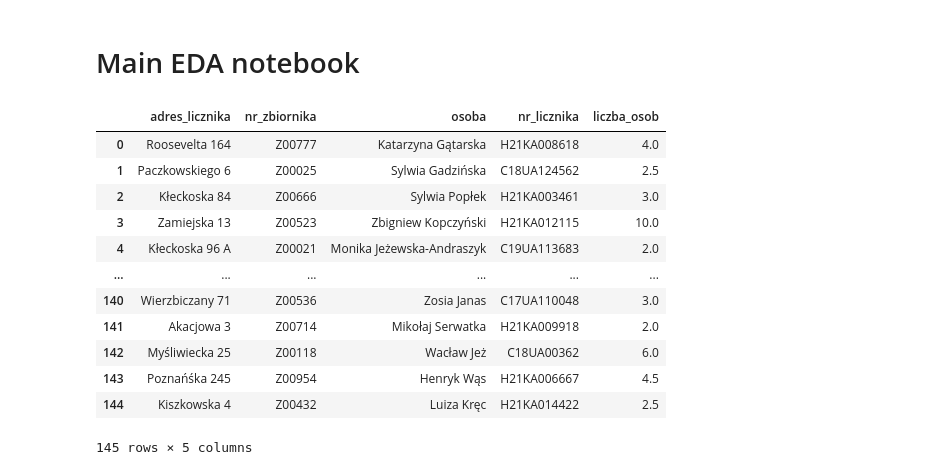
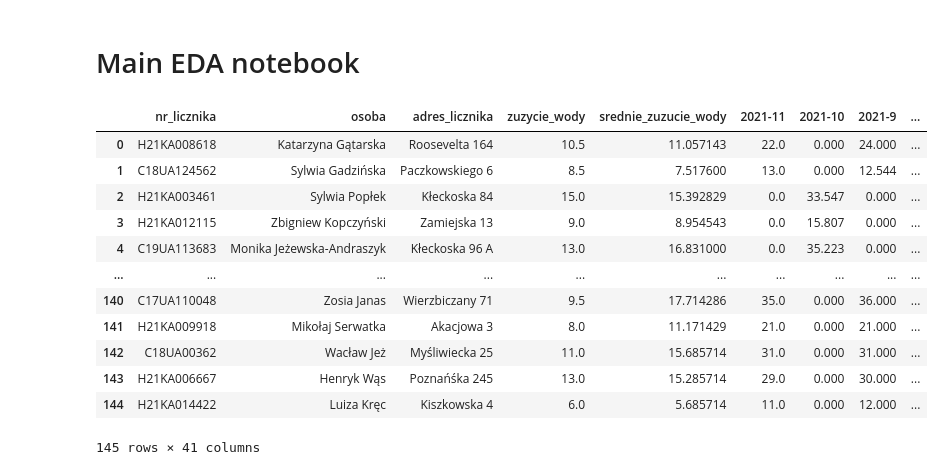
Before and after one commit to hackathonteam/klimaton_back, a Jupyter notebook: merger.ipynb, the cells around one changed output. Cells and saved outputs as stored; diff of their text form; code cells hidden in the pictures.

```diff
--- a/merger.ipynb
+++ b/merger.ipynb
@@ -15,4 +14,7 @@ pd.options.mode.chained_assignment = None
 # %%
+zuzycie01_raw = pd.read_excel("data/01zuzycie.xlsx")
 zbiorniki02_raw = pd.read_excel("data/02zbiorniki.xlsx")
 liczniki03_raw = pd.read_excel("data/03liczniki.xlsx")
+firmy04_raw = pd.read_excel("data/04firmy.xlsx")
 osoby05_raw = pd.read_excel("data/05osoby.xlsx")
+deklarowane06_raw = pd.read_excel("data/06deklarowane.xlsx")
@@ -42,0 +73,16 @@ osoby05 = osoby05.rename(columns = {c[0]: 'nr_zbiornika',
+# %%
+zuzycie01
+# %% [output]
+|  | nr_licznika | osoba | adres_licznika | zuzycie_wody | srednie_zuzucie_wody | 2021-11 | 2021-10 | 2021-9 | ... |
+| 0 | H21KA008618 | Katarzyna Gątarska | Roosevelta 164 | 10.5 | 11.057143 | 22.0 | 0.000 | 24.000 | ... |
+| 1 | C18UA124562 | Sylwia Gadzińska | Paczkowskiego 6 | 8.5 | 7.517600 | 13.0 | 0.000 | 12.544 | ... |
+| 2 | H21KA003461 | Sylwia Popłek | Kłeckoska 84 | 15.0 | 15.392829 | 0.0 | 33.547 | 0.000 | ... |
+| 3 | H21KA012115 | Zbigniew Kopczyński | Zamiejska 13 | 9.0 | 8.954543 | 0.0 | 15.807 | 0.000 | ... |
+| 4 | C19UA113683 | Monika Jeżewska-Andraszyk | Kłeckoska 96 A | 13.0 | 16.831000 | 0.0 | 35.223 | 0.000 | ... |
+| ... | ... | ... | ... | ... | ... | ... | ... | ... | ... |
+| 140 | C17UA110048 | Zosia Janas | Wierzbiczany 71 | 9.5 | 17.714286 | 35.0 | 0.000 | 36.000 | ... |
+| 141 | H21KA009918 | Mikołaj Serwatka | Akacjowa 3 | 8.0 | 11.171429 | 21.0 | 0.000 | 21.000 | ... |
+| 142 | C18UA00362 | Wacław Jeż | Myśliwiecka 25 | 11.0 | 15.685714 | 31.0 | 0.000 | 31.000 | ... |
+| 143 | H21KA006667 | Henryk Wąs | Poznańśka 245 | 13.0 | 15.285714 | 29.0 | 0.000 | 30.000 | ... |
+| 144 | H21KA014422 | Luiza Kręc | Kiszkowska 4 | 6.0 | 5.685714 | 11.0 | 0.000 | 12.000 | ... |
+145 rows × 41 columns
@@ -61,16 +122,0 @@ liczniki_z_osobami = liczniki_zbiorniki.set_index(['adres_licznika', 'nr_zbiorni
-# %%
-liczniki_z_osobami
-# %% [output]
-|  | adres_licznika | nr_zbiornika | osoba | nr_licznika | liczba_osob |
-| 0 | Roosevelta 164 | Z00777 | Katarzyna Gątarska | H21KA008618 | 4.0 |
-| 1 | Paczkowskiego 6 | Z00025 | Sylwia Gadzińska | C18UA124562 | 2.5 |
-| 2 | Kłeckoska 84 | Z00666 | Sylwia Popłek | H21KA003461 | 3.0 |
-| 3 | Zamiejska 13 | Z00523 | Zbigniew Kopczyński | H21KA012115 | 10.0 |
-| 4 | Kłeckoska 96 A | Z00021 | Monika Jeżewska-Andraszyk | C19UA113683 | 2.0 |
-| ... | ... | ... | ... | ... | ... |
-| 140 | Wierzbiczany 71 | Z00536 | Zosia Janas | C17UA110048 | 3.0 |
-| 141 | Akacjowa 3 | Z00714 | Mikołaj Serwatka | H21KA009918 | 2.0 |
-| 142 | Myśliwiecka 25 | Z00118 | Wacław Jeż | C18UA00362 | 6.0 |
-| 143 | Poznańśka 245 | Z00954 | Henryk Wąs | H21KA006667 | 4.5 |
-| 144 | Kiszkowska 4 | Z00432 | Luiza Kręc | H21KA014422 | 2.5 |
-145 rows × 5 columns
```
Also changed, not shown: parts of 17 cells of this notebook, 1 other file.
